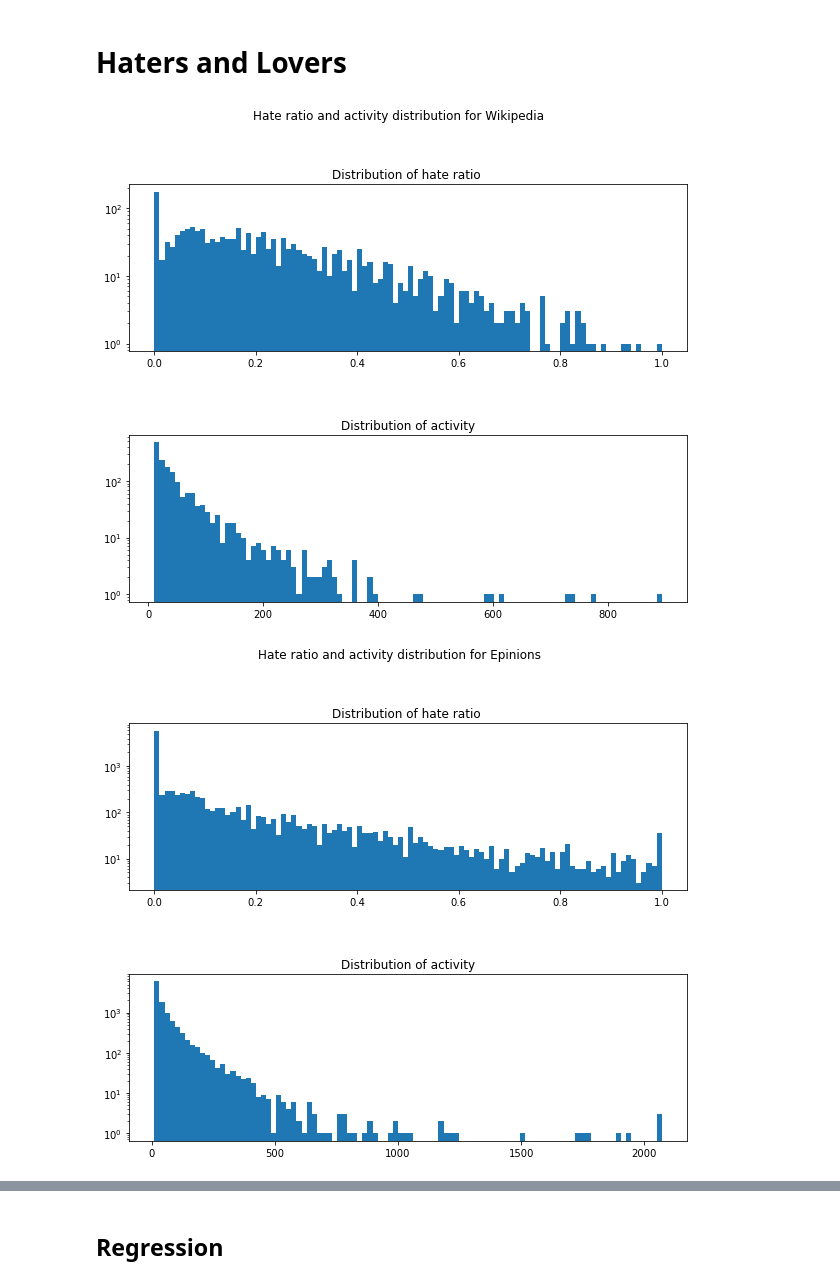
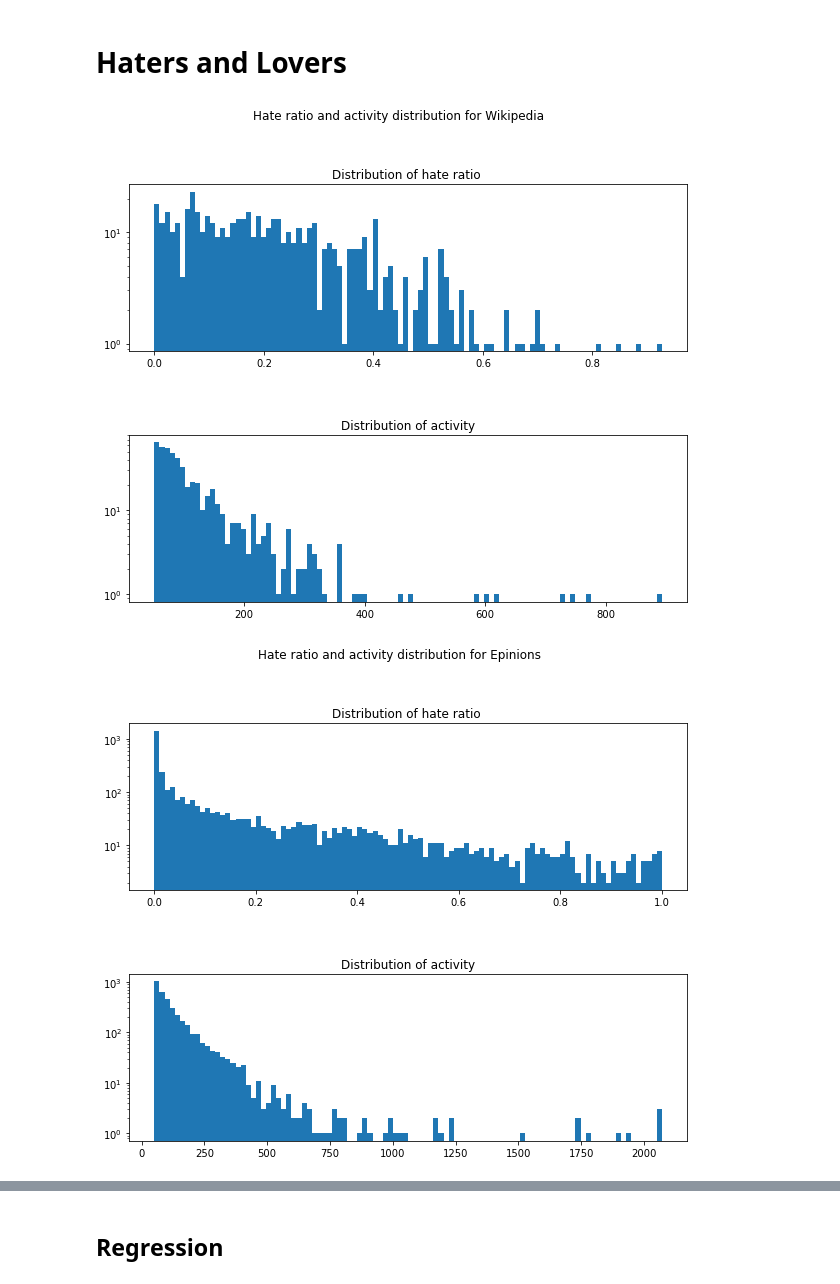
Before and after one commit to epfl-ada/ada-2020-project-milestone-p3-p3_adaptateur, a Jupyter notebook: notebook.ipynb, the cells around one changed output, grey strips where cells are left out. Drawn from its saved outputs; the diff is of its cells as text; code cells hidden in the pictures.

```diff
--- a/notebook.ipynb
+++ b/notebook.ipynb
@@ -260,24 +260,24 @@ for d in datasets:
 # %%
 def plot_haters(dataset):
     haters = dataset['source']
-    haters = haters[(haters.total_reviews > 10)]# & (haters.hater != 0)]
+    haters = haters[(haters.total_reviews > 50)]# & (haters.hater != 0)]
     fig, (ax1, ax2) = plt.subplots(2, 1, figsize = (10,8))
     fig.suptitle(f'Hate ratio and activity distribution for {dataset["name"]}')
 
     ax1.hist(data=haters, x='hater', bins=100)
     ax1.set_title("Distribution of hate ratio ")
     ax1.set_yscale('log')
 
     ax2.hist(data=haters, x='total_reviews', bins=100)
     ax2.set_title("Distribution of activity")
     ax2.set_yscale('log')
 
 
     plt.subplots_adjust(top = 0.85, hspace=0.5)
     plt.show()
 
 for d in datasets:
     plot_haters(d)
 # %% [output]
-[figure, old version]
+[figure, new version]
-[figure, old version]
+[figure, new version]
```
Also changed, not shown: parts of 4 cells of this notebook.
